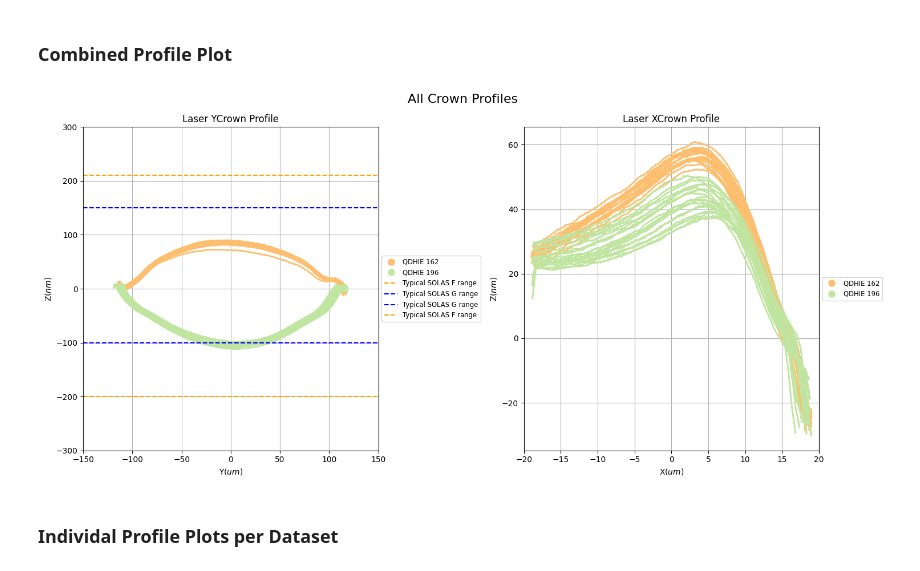
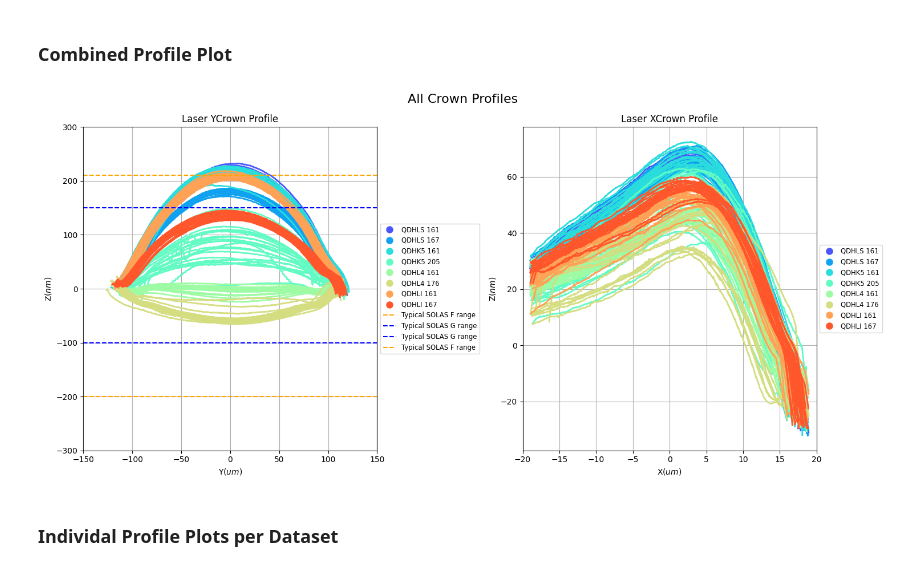
Before and after one commit to VadanKhan/vadan-topography-wyko, a Jupyter notebook: vadan_topography_wyko/main.ipynb, the cells around one changed output. Cells and saved outputs as stored; diff of their text form; code cells hidden in the pictures.

```diff
--- a/vadan_topography_wyko/main.ipynb
+++ b/vadan_topography_wyko/main.ipynb
@@ -88,6 +92,10 @@ DATASETS = [
     "QDHLS_CUBE_167",
     "QDHK5_CUBE_161",
     "QDHK5_CUBE_205",
+    "QDHL4_CUBE_161",
+    "QDHL4_CUBE_176",
+    "QDHLI_CUBE_161",
+    "QDHLI_CUBE_167",
     # "240039_CUBE_LEFT3",
     # "240039_CUBE_LEFT4",
     # Add more DATASETS as needed
@@ -146,10 +154,14 @@ GROUP_BY_DESIGN_INFO = (
 )
 
 DESIGN_INFOS = [
-    "S1.7g",
-    "S1.7g",
-    "S1.7g",
-    "blah",
+    "A",
+    "B",
+    "C",
+    "D",
+    "A",
+    "B",
+    "C",
+    "D",
 ]  # Few Files Check
 
 # COLOURS_DESIGN_ORGANISED = [[0, 1, 1], [0.5, 0, 0.5], [1, 0.5, 0], [0.5, 0.5, 0], [1, 0, 1]]
@@ -814,7 +988,7 @@ def plot_all_crown_profiles(
     output_path,
     campaign_name,
     summary_lims,
-    palette_name="Spectral",
+    palette_name="rainbow",
     y_positions=None,
     border_colours=None,
     annotations=None,
@@ -934,35 +1108,35 @@ def plot_all_crown_profiles(
 
     plt.tight_layout()
     output_file = os.path.join(output_path, f"{campaign_name}_All_Crown_Profiles.png")
     plt.savefig(output_file, bbox_inches="tight")
 
 
 # Example usage with horizontal lines and annotations in the legend
 y_positions = [-200, -100, 150, 210]
 border_colours = ["#FFA500", "blue", "blue", "#FFA500"]
 annotations = [
     "Typical SOLAS F range",
     "Typical SOLAS G range",
     "Typical SOLAS G range",
     "Typical SOLAS F range",
 ]
 
 plot_all_crown_profiles(
     data_crownprofiles,
     data_xcrownprofiles,
     datasets=DATASETS,
     designinfos=DESIGN_INFOS,
     group_by_design_info=False,
     output_path=OUTPUTPATH,
     campaign_name=CAMPAIGN_NAME,
     summary_lims=SUMMARYLIMS,
-    palette_name="Spectral",
+    palette_name="rainbow",
     y_positions=y_positions,
     border_colours=border_colours,
     annotations=annotations,
 )
 # %% [output]
-[figure, old version]
+[figure, new version]
 # %% [markdown]
 ### Individal Profile Plots per Dataset
 # %%
```
Also changed, not shown: parts of 8 cells of this notebook, 3 other files.
